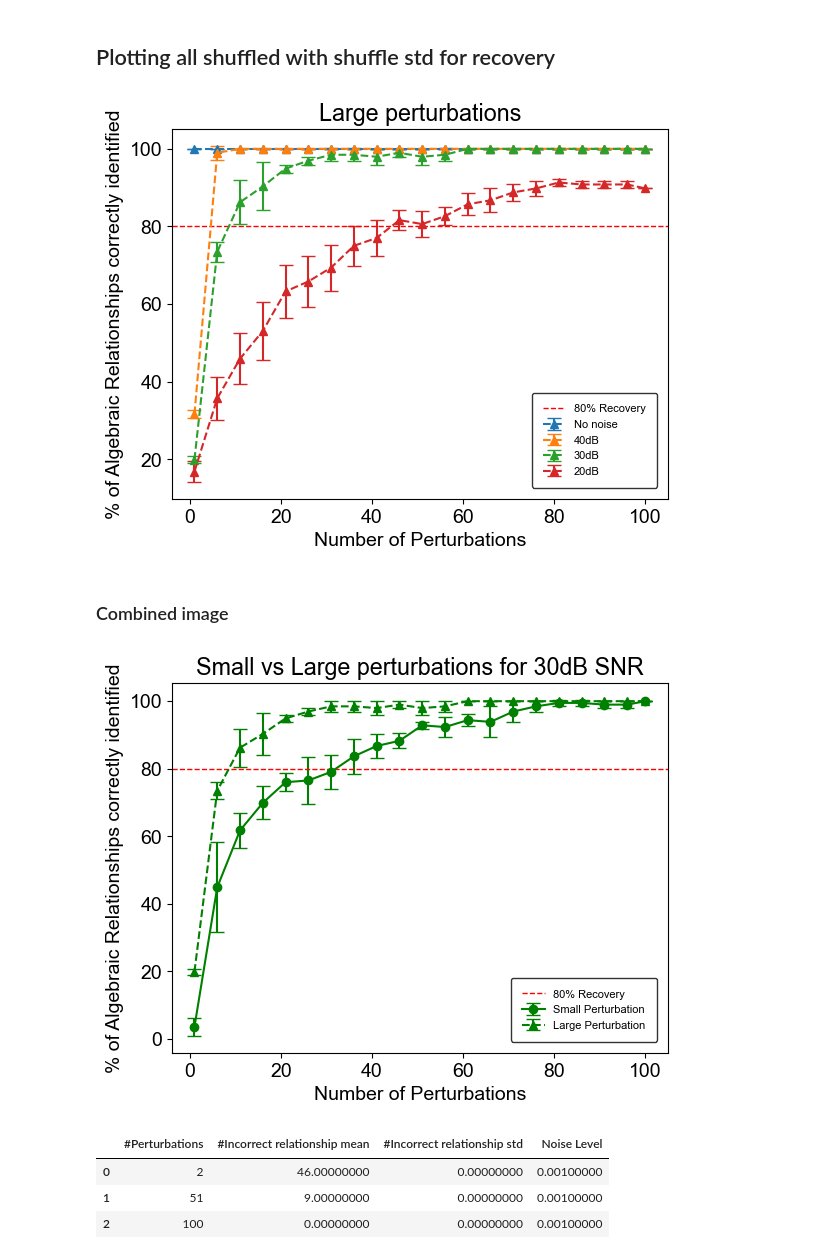
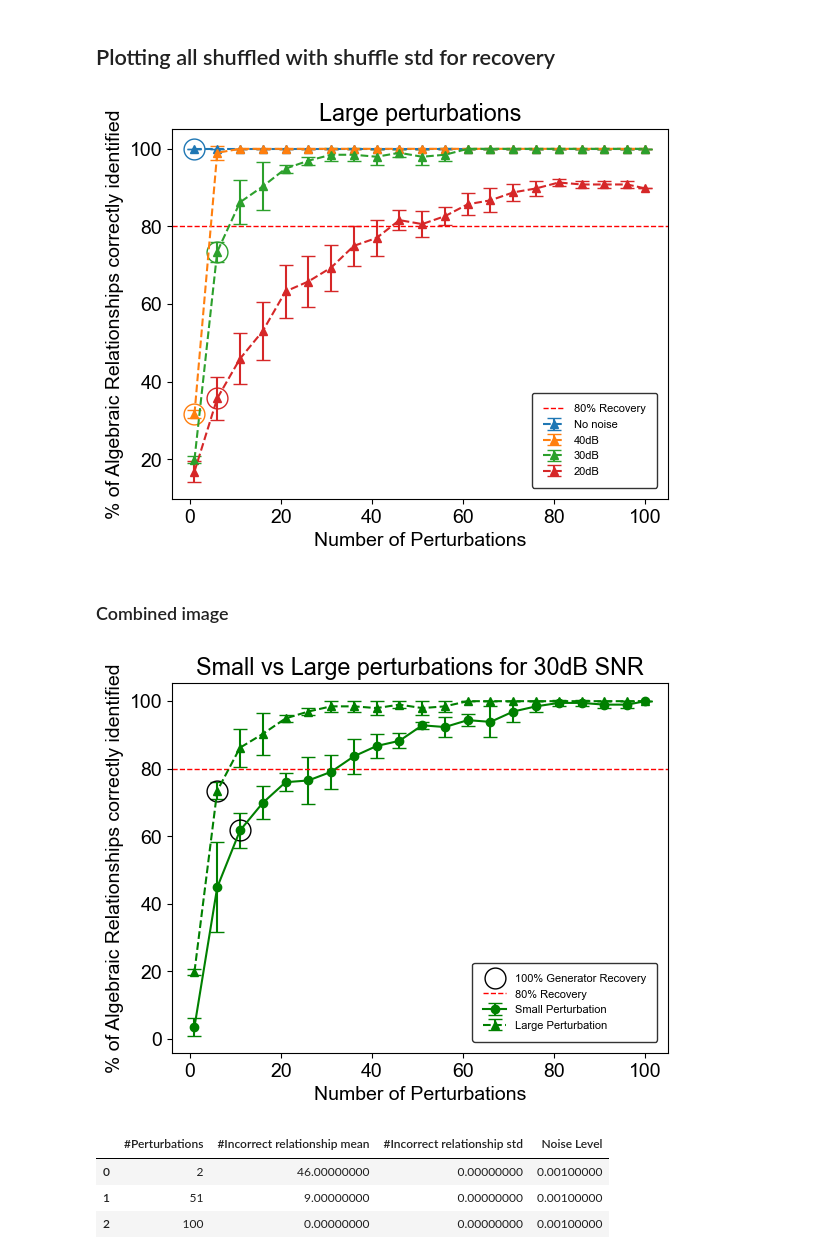
Before and after one commit to mjayadharan/DAE-FINDER_dev, a Jupyter notebook: Example_3_powergrid_case_39_pertub_depend.ipynb, the cells around one changed output. Saved outputs shown, nothing was run; the diff lists cells and outputs as text; code cells hidden in the pictures.

Commit message:
made plotting changes to notebook2

```diff
--- a/Example_3_powergrid_case_39_pertub_depend.ipynb
+++ b/Example_3_powergrid_case_39_pertub_depend.ipynb
@@ -1098,10 +1098,23 @@ for snr, result_df_ in result_dict_up.items():
     # plt.plot(result_df_["#Perturbations"],
     #          (total_relations-result_df_["#Incorrect relationship"])*100/total_relations, '.-', label = snr)
     line_fmt= '-o' if folder_name_1 == "case39bus10gen_onetenthperturb" else '--^'
-    plt.errorbar(result_df_["#Perturbations"],
-                 (total_relations - result_df_["#Incorrect relationship mean"]) * 100 / total_relations,
-                  (result_df_["#Incorrect relationship std"]) * 100 / total_relations,
-                 fmt=line_fmt, label=snr, capsize=5)
+
+    gen_full_recovery_pert = result_df_[result_df_["#Incorrect gen relationship mean"] == 0]["#Perturbations"].iloc[0]
+    gen_full_recovery_incorr = (total_relations - result_df_[result_df_["#Incorrect gen relationship mean"] == 0]["#Incorrect relationship mean"].iloc[0])*100/total_relations
+    # print(gen_full_recovery_pert, gen_full_recovery_incorr)
+
+    # plt.errorbar(result_df_["#Perturbations"],
+    #              (total_relations - result_df_["#Incorrect relationship mean"]) * 100 / total_relations,
+    #               (result_df_["#Incorrect relationship std"]) * 100 / total_relations,
+    #              fmt=line_fmt, label=snr, capsize=5)
+    line, _, _ = plt.errorbar(result_df_["#Perturbations"],
+                          (total_relations - result_df_["#Incorrect relationship mean"]) * 100 / total_relations,
+                          (result_df_["#Incorrect relationship std"]) * 100 / total_relations,
+                          fmt=line_fmt, label=snr, capsize=5)
+
+    plt.plot([gen_full_recovery_pert], [gen_full_recovery_incorr], marker='o',markersize=15, linestyle='',markerfacecolor='none', label='', color=line.get_color())  # Square markers, no line
+
+
 
     # plt.errorbar(x, y_mean, yerr=y_std, fmt='-o', label='Mean with Std Error', capsize=5)
     # plt.axhline(y=10, color='r', linestyle='--', linewidth=1, label='Reference Line')
@@ -1109,6 +1122,7 @@ for snr, result_df_ in result_dict_up.items():
     # plt.ylim(np.log(sing_vals_1)[-1]-1, np.log(sing_vals_1)[0]+1)
 
 plt.axhline(y=80, color='r', linestyle='--', linewidth=1, label='80% Recovery')
+
 
 plt.rcParams['font.family'] = 'Arial'
 plt.rcParams['font.size'] = 14
@@ -1132,7 +1146,7 @@ elif folder_name_1 == "case39bus9gen_halfperturb":
 
 plt.savefig('/Users/manu_jay/git_repos/DAE-FINDER_dev/Numerical_Example/power_grid/{}.svg'.format(folder_name_1), format='svg', bbox_inches='tight')
 # %% [output]
-[figure, old version]
+[figure, new version]
 # %%
 # folder_name_1 = "case39bus9gen_halfperturb"
 # folder_name_1 = "case39bus10gen_onetenthperturb"
@@ -1153,40 +1167,51 @@ col = 'green'
 # plt.plot(result_df_large[snr_]["#Perturbations"],
 #              (total_relations-result_df_large[snr_]["#Incorrect relationship"])*100/total_relations, '.-', label = "Large Perturbation")
 
+gen_full_recovery_pert_small = result_df_small[snr_][result_df_small[snr_]["#Incorrect gen relationship mean"] == 0]["#Perturbations"].iloc[0]
+gen_full_recovery_incorr_small = (total_relations - result_df_small[snr_][result_df_small[snr_]["#Incorrect gen relationship mean"] == 0]["#Incorrect relationship mean"].iloc[0])*100/total_relations
+
+gen_full_recovery_pert_large = result_df_large[snr_][result_df_large[snr_]["#Incorrect gen relationship mean"] == 0]["#Perturbations"].iloc[0]
+gen_full_recovery_incorr_large = (total_relations - result_df_large[snr_][result_df_large[snr_]["#Incorrect gen relationship mean"] == 0]["#Incorrect relationship mean"].iloc[0])*100/total_relations
+
+
 plt.errorbar(result_df_small[snr_]["#Perturbations"],
                  (total_relations - result_df_small[snr_]["#Incorrect relationship mean"]) * 100 / total_relations,
                   (result_df_small[snr_]["#Incorrect relationship std"]) * 100 / total_relations,
                  fmt='-o', label = "Small Perturbation", capsize=5, color=col)
 
 plt.errorbar(result_df_large[snr_]["#Perturbations"],
                  (total_relations - result_df_large[snr_]["#Incorrect relationship mean"]) * 100 / total_relations,
                   (result_df_large[snr_]["#Incorrect relationship std"]) * 100 / total_relations,
                  fmt='--^', label = "Large Perturbation", capsize=5, color=col)
+
+plt.plot([gen_full_recovery_pert_small], [gen_full_recovery_incorr_small], marker='o',markersize=15, linestyle='',
+         markerfacecolor='none', label='100% Generator Recovery', color='black')  # Square markers, no line
+plt.plot([gen_full_recovery_pert_large], [gen_full_recovery_incorr_large], marker='o',markersize=15, linestyle='',markerfacecolor='none', label='', color='black')  # Square markers, no line
 
 
 plt.axhline(y=80, color='r', linestyle='--', linewidth=1, label='80% Recovery')
 
 plt.rcParams['font.family'] = 'Arial'
 # plt.rcParams['font.size'] = 14
 # Set labels for X and Y axes
 plt.xlabel('Number of Perturbations')
 plt.ylabel('% of Algebraic Relationships correctly identified')
 
 plt.legend(
     # loc='lower right',
     prop={'size': 8},
     frameon=True,  # Ensure the legend box is visible
     borderpad=1,  # Padding between the border and the legend content
     borderaxespad=1,  # Padding between the legend and the axes
     fancybox=True,  # Rounded border corners (set to False for square corners)
     edgecolor='black'
 )
 
 plt.title("Small vs Large perturbations for {} SNR".format(snr_))
 
 plt.savefig('/Users/manu_jay/git_repos/DAE-FINDER_dev/Numerical_Example/power_grid/small_vs_large_{}.svg'.format(snr_), format='svg', bbox_inches='tight')
 # %% [output]
-[figure, old version]
+[figure, new version]
 # %%
 # snr_ = "30dB"
 # total_relations = 49
```
